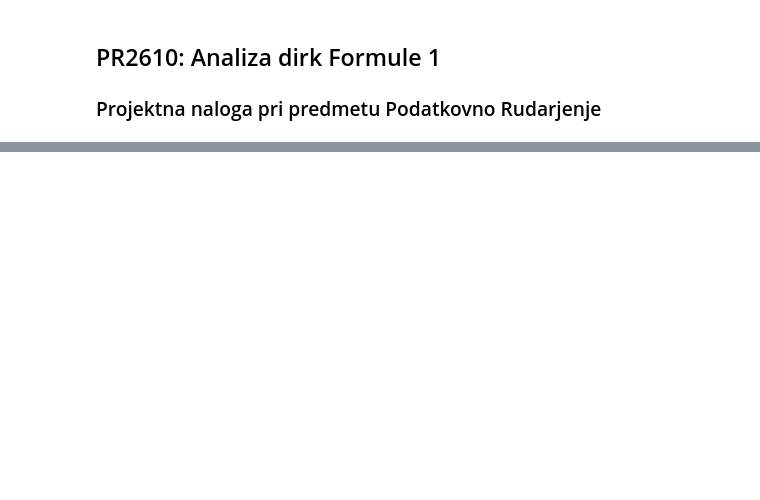
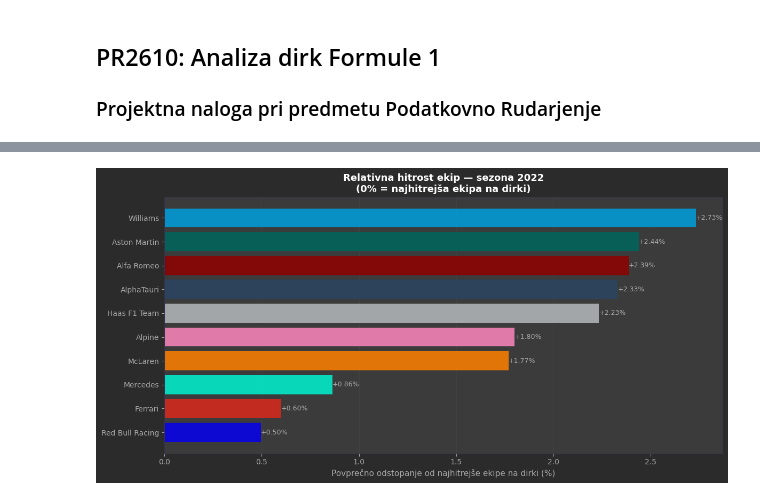
Before and after one commit to matic-zakelj/PR2610, a Jupyter notebook: f1.ipynb, the cells around one changed output, grey strips where cells are left out. Drawn from its saved outputs; the diff is of its cells as text; code cells hidden in the pictures; blank space fills up the shorter version.

```diff
--- a/f1.ipynb
+++ b/f1.ipynb
@@ -315,0 +517,43 @@ Najhitrejša in najpočasnejša degradacija po dirki
+# %%
+# Graf 3: Relativna hitrost ekip (brez dežja)
+team_pace = (laps_dry
+    .groupby(['Race', 'Team'])['LapTime_s']
+    .min()
+    .reset_index()
+)
+
+team_pace = team_pace.groupby('Race', group_keys=False).apply(normalize_laptime)
+
+team_speed = (team_pace
+    .groupby('Team')['LapTimePct']
+    .mean()
+    .sort_values()
+    .reset_index()
+)
+
+colors_bar = [team_colors.get(t, '#888888') for t in team_speed['Team']]
+
+fig, ax = plt.subplots(figsize=(12, 6))
+fig.patch.set_facecolor("#2B2B2B")
+ax.set_facecolor("#3B3B3B")
+
+bars = ax.barh(team_speed['Team'], team_speed['LapTimePct'],
+               color=colors_bar, alpha=0.85, edgecolor='none')
+
+for bar, val in zip(bars, team_speed['LapTimePct']):
+    ax.text(val, bar.get_y() + bar.get_height()/2,
+            f'+{val:.2f}%', va='center', fontsize=9, color='#aaaaaa')
+
+ax.set_xlabel('Povprečno odstopanje od najhitrejše ekipe na dirki (%)',
+              color='#aaaaaa', fontsize=11)
+ax.set_title(f'Relativna hitrost ekip — sezona {SEASON}\n(0% = najhitrejša ekipa na dirki)',
+             color='white', fontsize=13, fontweight='bold')
+ax.tick_params(colors='#aaaaaa')
+ax.spines[:].set_color('#333355')
+ax.xaxis.grid(True, alpha=0.3, color='#555555')
+ax.set_axisbelow(True)
+
+plt.tight_layout()
+plt.show()
+# %% [output]
+[figure, added]
```
Also changed, not shown: parts of 16 cells of this notebook, 1 other file.
